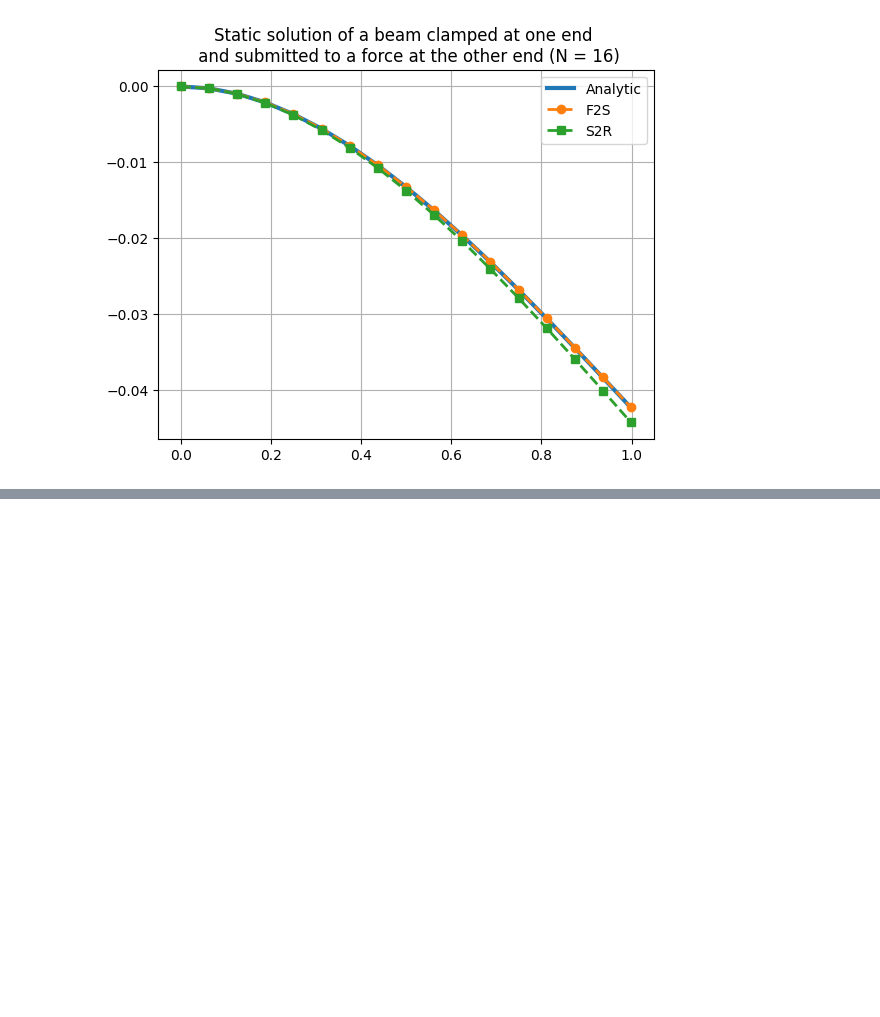
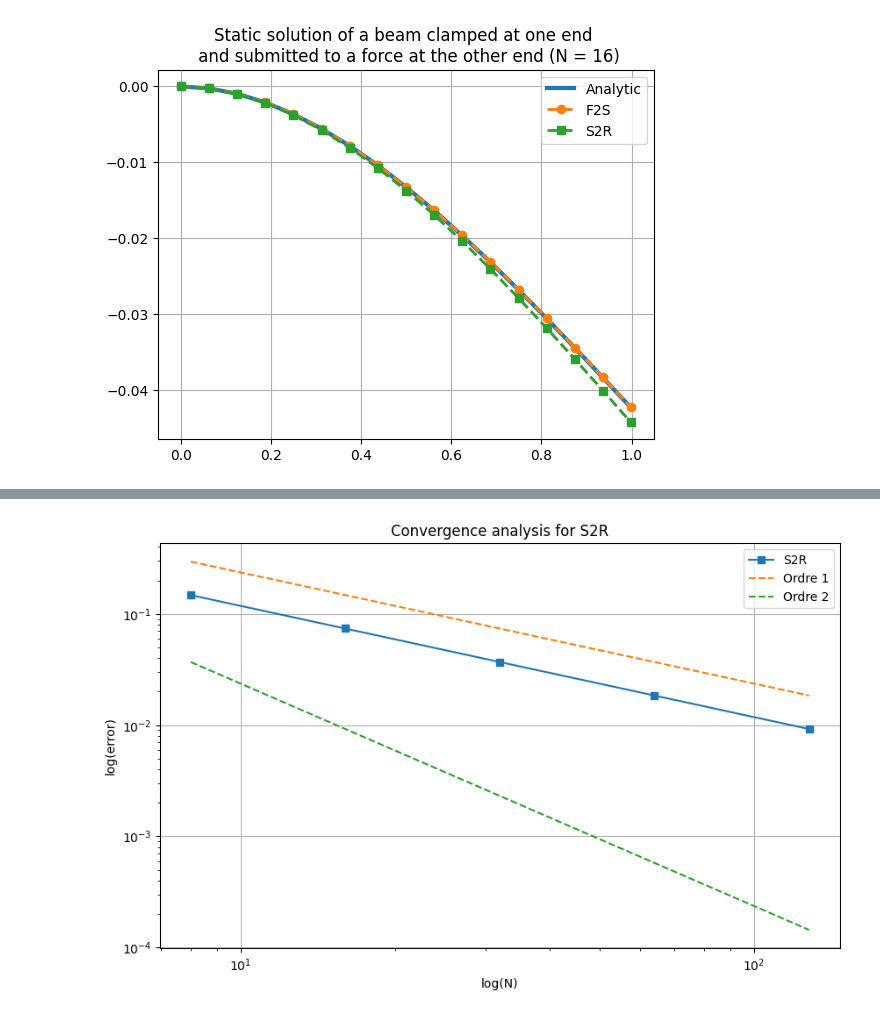
Before and after one commit to AppaSalif/Beam, a Jupyter notebook: convergence.ipynb, the cells around one changed output, grey strips where cells are left out. Drawn from its saved outputs; the diff is of its cells as text; code cells hidden in the pictures; blank space fills up the shorter version.

```diff
--- a/convergence.ipynb
+++ b/convergence.ipynb
@@ -125,0 +186,17 @@ plt.show()
+# %%
+err_start_s2r = err_listB_s2r[0]
+pente_ordre_1 = 2*err_start_s2r * (N_list[0] / np.array(N_list))**1
+pente_ordre_2 = 0.25*err_start_s2r * (N_list[0] / np.array(N_list))**2
+
+plt.figure(figsize=(10, 6))
+plt.loglog(N_list, err_listB_s2r, 's-', label="S2R")
+plt.loglog(N_list, pente_ordre_1, '--', label="Ordre 1")
+plt.loglog(N_list, pente_ordre_2, '--', label="Ordre 2")
+plt.xlabel('log(N)')
+plt.ylabel('log(error)')
+plt.grid(True)
+plt.legend()
+plt.title("Convergence analysis for S2R")
+plt.show()
+# %% [output]
+[figure, added]
```
Also changed, not shown: parts of 9 cells of this notebook.
